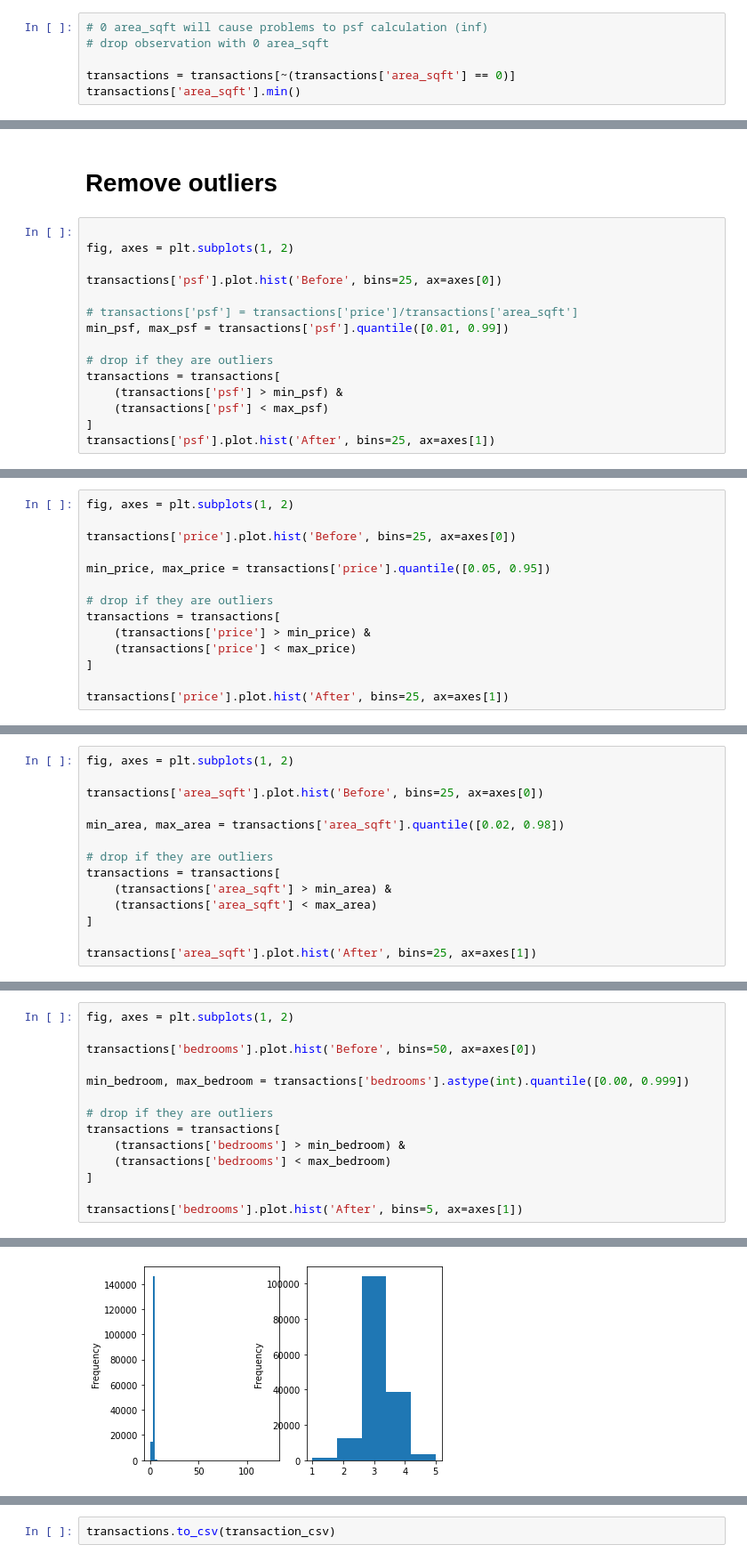
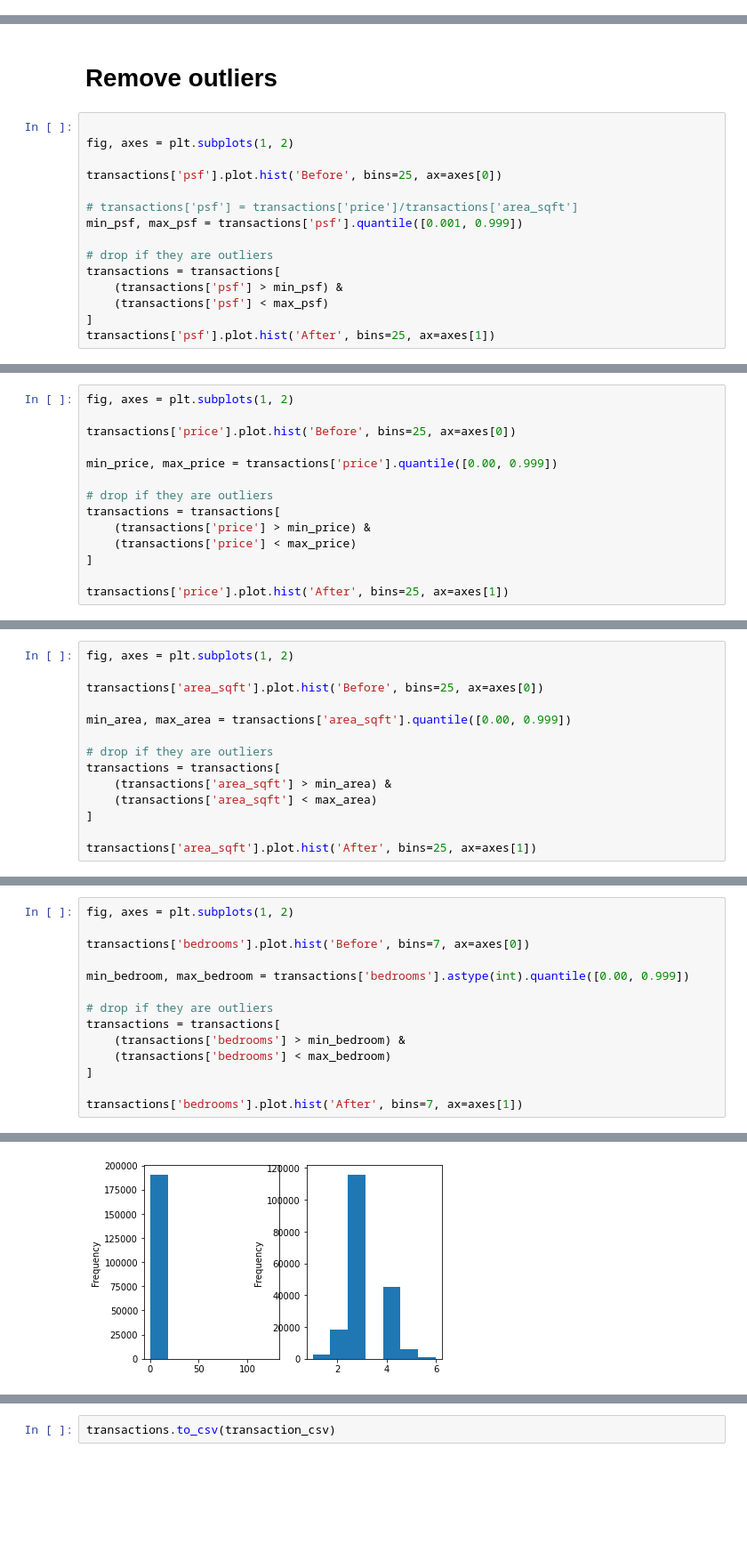
Before and after one commit to tangklrb/WQD7005, a Jupyter notebook: 06_Assignment_Milestone_3/Milestone 3.2 - Data Processing.ipynb, the cells around one changed output, grey strips where cells are left out. Shown at 89% size. Saved outputs shown, nothing was run; the diff lists cells and outputs as text; blank space fills up the shorter version.

```diff
--- a/06_Assignment_Milestone_3/Milestone 3.2 - Data Processing.ipynb
+++ b/06_Assignment_Milestone_3/Milestone 3.2 - Data Processing.ipynb
@@ -165,6 +118,0 @@ Series([], Name: area_sqft, dtype: int64)
-# %%
-# 0 area_sqft will cause problems to psf calculation (inf)
-# drop observation with 0 area_sqft
-
-transactions = transactions[~(transactions['area_sqft'] == 0)]
-transactions['area_sqft'].min()
@@ -211,7 +150,7 @@ fig, axes = plt.subplots(1, 2)
 transactions['psf'].plot.hist('Before', bins=25, ax=axes[0])
 
 # transactions['psf'] = transactions['price']/transactions['area_sqft']
-min_psf, max_psf = transactions['psf'].quantile([0.01, 0.99])
+min_psf, max_psf = transactions['psf'].quantile([0.001, 0.999])
 
 # drop if they are outliers
 transactions = transactions[
@@ -227,7 +166,7 @@ fig, axes = plt.subplots(1, 2)
 
 transactions['price'].plot.hist('Before', bins=25, ax=axes[0])
 
-min_price, max_price = transactions['price'].quantile([0.05, 0.95])
+min_price, max_price = transactions['price'].quantile([0.00, 0.999])
 
 # drop if they are outliers
 transactions = transactions[
@@ -244,7 +183,7 @@ fig, axes = plt.subplots(1, 2)
 
 transactions['area_sqft'].plot.hist('Before', bins=25, ax=axes[0])
 
-min_area, max_area = transactions['area_sqft'].quantile([0.02, 0.98])
+min_area, max_area = transactions['area_sqft'].quantile([0.00, 0.999])
 
 # drop if they are outliers
 transactions = transactions[
@@ -259,20 +198,20 @@ transactions['area_sqft'].plot.hist('After', bins=25, ax=axes[1])
 # %%
 fig, axes = plt.subplots(1, 2)
 
-transactions['bedrooms'].plot.hist('Before', bins=50, ax=axes[0])
+transactions['bedrooms'].plot.hist('Before', bins=7, ax=axes[0])
 
 min_bedroom, max_bedroom = transactions['bedrooms'].astype(int).quantile([0.00, 0.999])
 
 # drop if they are outliers
 transactions = transactions[
     (transactions['bedrooms'] > min_bedroom) &
     (transactions['bedrooms'] < max_bedroom)
 ]
 
-transactions['bedrooms'].plot.hist('After', bins=5, ax=axes[1])
+transactions['bedrooms'].plot.hist('After', bins=7, ax=axes[1])
 # %% [output]
 <matplotlib.axes._subplots.AxesSubplot at 0x...>
-[figure, old version]
+[figure, new version]
 # %%
 fig, axes = plt.subplots(1, 2)
 
```
Also changed, not shown: parts of 25 cells of this notebook, 8 other files.
